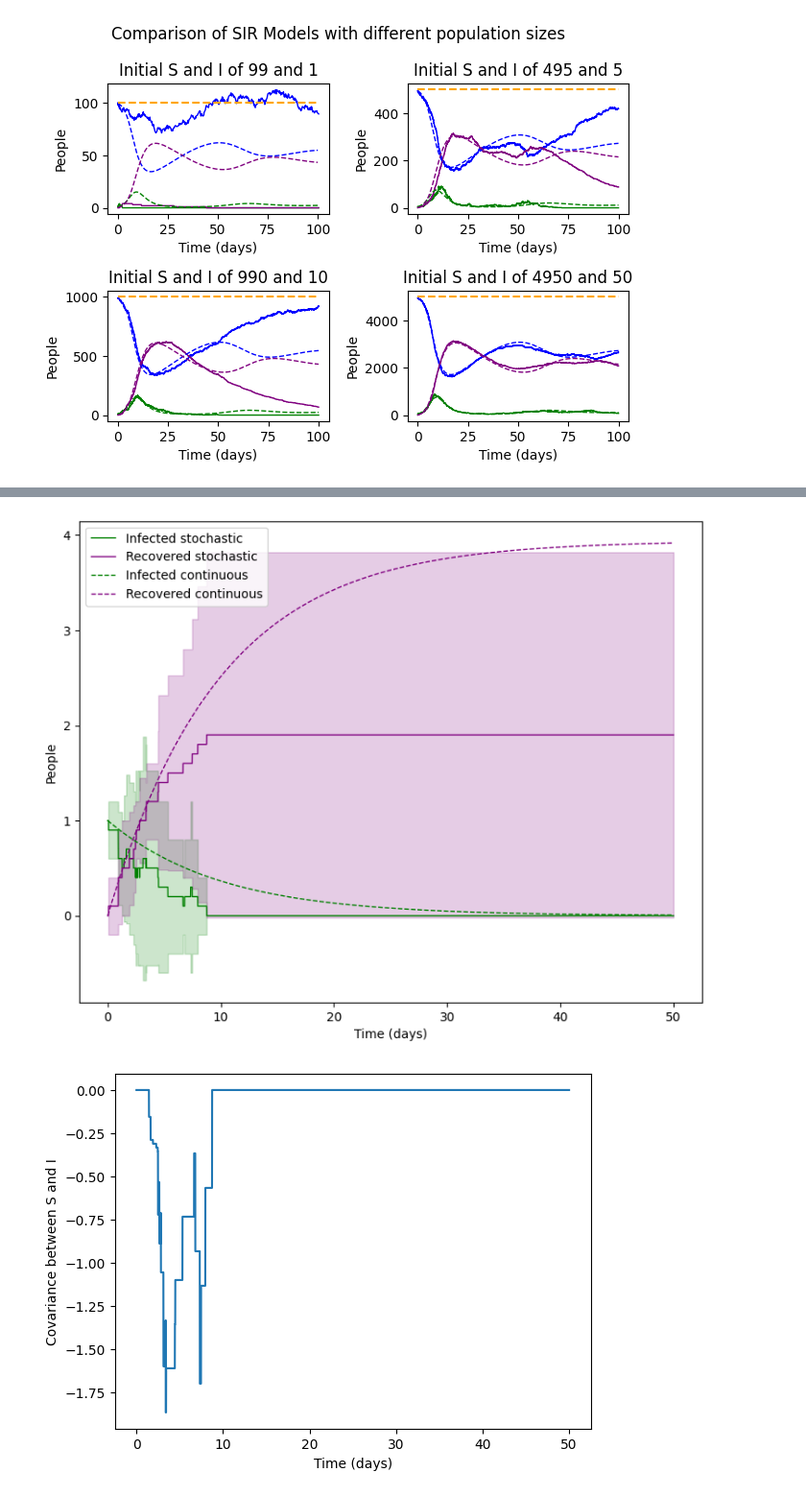
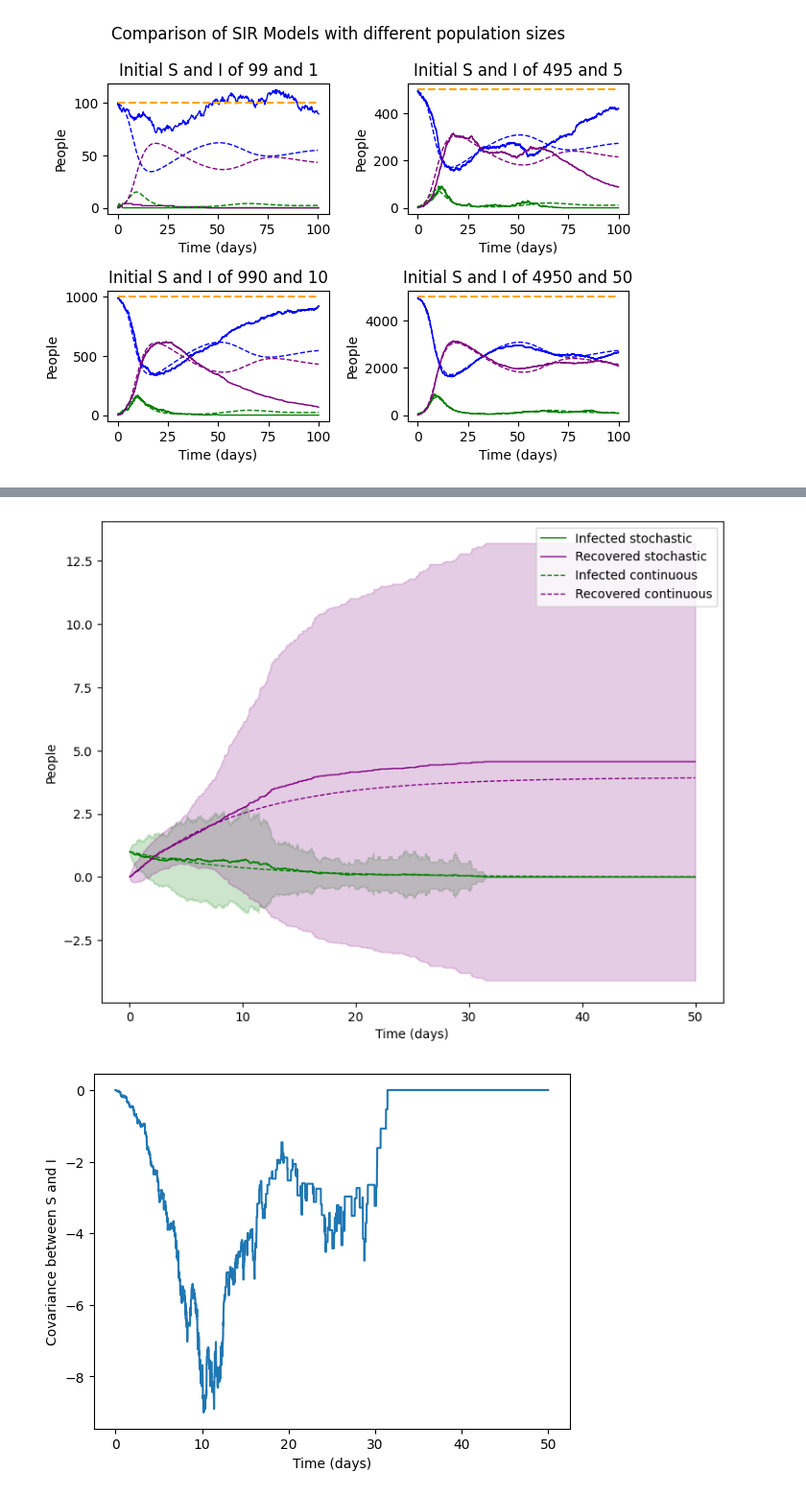
Before and after one commit to JTimmr/CS_Assignment_2, a Jupyter notebook: main.ipynb, the cells around one changed output, grey strips where cells are left out. Shown at 96% size. Cells and saved outputs as stored; diff of their text form; code cells hidden in the pictures.

```diff
--- a/main.ipynb
+++ b/main.ipynb
@@ -472,42 +474,42 @@ initial_SIR = [500, 1, 0]
 beta = 0.3
 gamma = 0.4
 tmax = 50
-N_runs = 10
+N_runs = 100
 
 analysis = Analyze(N_runs, tmax, initial_SIR, beta, gamma)
 analysis.convert_regular_timesteps()
 average = analysis.get_average()
 std = analysis.get_std()
 covariance = analysis.get_covariance()
 t = analysis.t
 
 infection = StochasticSIR(initial_SIR, beta, gamma, tmax)
 infection.SIR = average
 infection.t = t
 
 fig, ax = plt.subplots(1, figsize=(9, 7))
 infection.plot(ax, std=std, N=False, label=True, S=False)
 
 dt = 0.1
 
 # Run continuous SIR simulation
 continuous_infection = ContinuousSIR(initial_SIR, tmax, dt, beta, gamma)
 continuous_infection.run()
 continuous_infection.plot(ax, S=False, N=False)
 
 # Compare outcomes of different approaches
 plt.legend()
 plt.xlabel('Time (days)')
 plt.ylabel('People')
 plt.show()
 
 plt.plot(t, covariance)
 plt.xlabel('Time (days)')
 plt.ylabel('Covariance between S and I')
 plt.show()
 # %% [output]
-[figure, old version]
+[figure, new version]
-[figure, old version]
+[figure, new version]
 # %%
 #TODO: covariance, legend position
 
```
Also changed, not shown: parts of 17 cells of this notebook.
